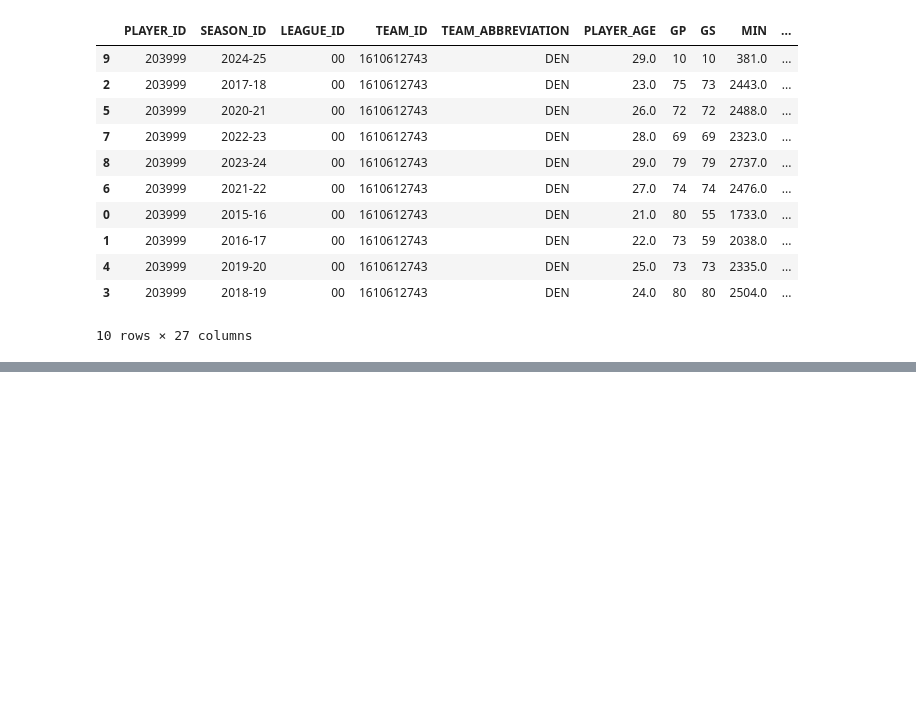
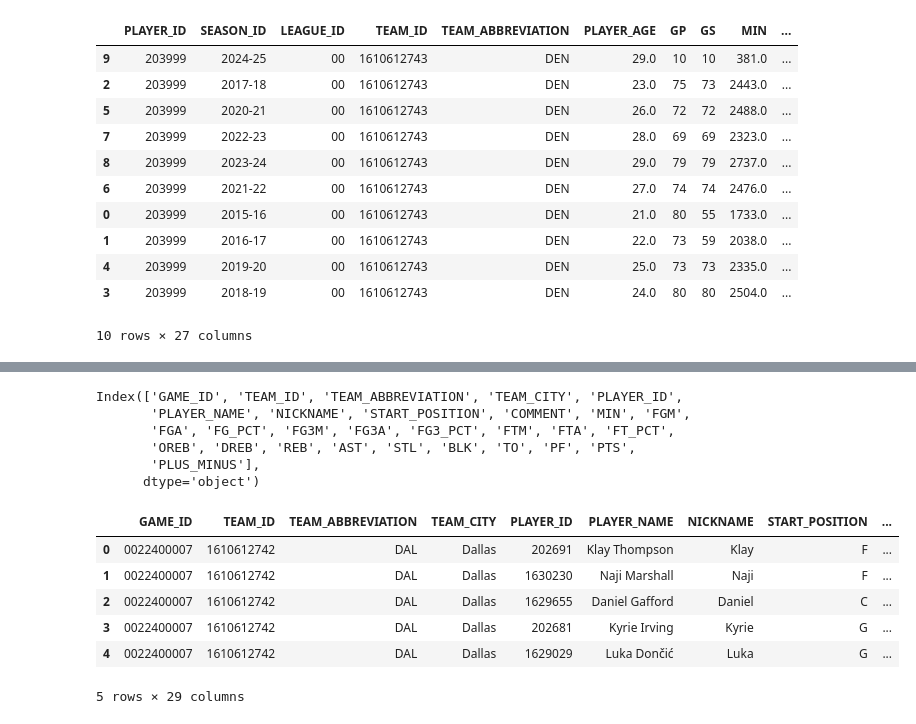
Before and after one commit to tjamescpp/NBA-Game-Summary, a Jupyter notebook: nba-api.ipynb, the cells around one changed output, grey strips where cells are left out. Cells and saved outputs as stored; diff of their text form; code cells hidden in the pictures; blank space fills up the shorter version.

```diff
--- a/nba-api.ipynb
+++ b/nba-api.ipynb
@@ -95,0 +219,19 @@ ScoreBoardDate: 2024-11-12
+# %%
+boxscore.columns
+# %% [output]
+Index(['GAME_ID', 'TEAM_ID', 'TEAM_ABBREVIATION', 'TEAM_CITY', 'PLAYER_ID',
+       'PLAYER_NAME', 'NICKNAME', 'START_POSITION', 'COMMENT', 'MIN', 'FGM',
+       'FGA', 'FG_PCT', 'FG3M', 'FG3A', 'FG3_PCT', 'FTM', 'FTA', 'FT_PCT',
+       'OREB', 'DREB', 'REB', 'AST', 'STL', 'BLK', 'TO', 'PF', 'PTS',
+       'PLUS_MINUS'],
+      dtype='object')
+# %%
+boxscore.head()
+# %% [output]
+|  | GAME_ID | TEAM_ID | TEAM_ABBREVIATION | TEAM_CITY | PLAYER_ID | PLAYER_NAME | NICKNAME | START_POSITION | ... |
+| 0 | 0022400007 | 1610612742 | DAL | Dallas | 202691 | Klay Thompson | Klay | F | ... |
+| 1 | 0022400007 | 1610612742 | DAL | Dallas | 1630230 | Naji Marshall | Naji | F | ... |
+| 2 | 0022400007 | 1610612742 | DAL | Dallas | 1629655 | Daniel Gafford | Daniel | C | ... |
+| 3 | 0022400007 | 1610612742 | DAL | Dallas | 202681 | Kyrie Irving | Kyrie | G | ... |
+| 4 | 0022400007 | 1610612742 | DAL | Dallas | 1629029 | Luka Dončić | Luka | G | ... |
+5 rows × 29 columns
```
Also changed, not shown: parts of 8 cells of this notebook.
